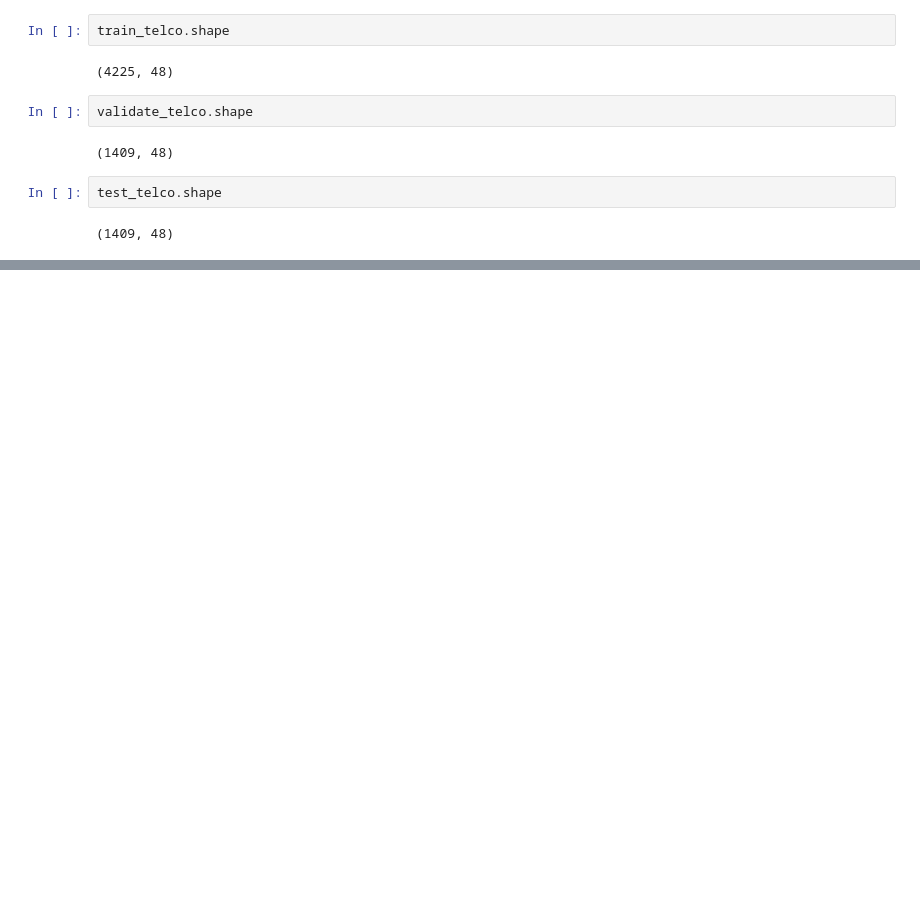
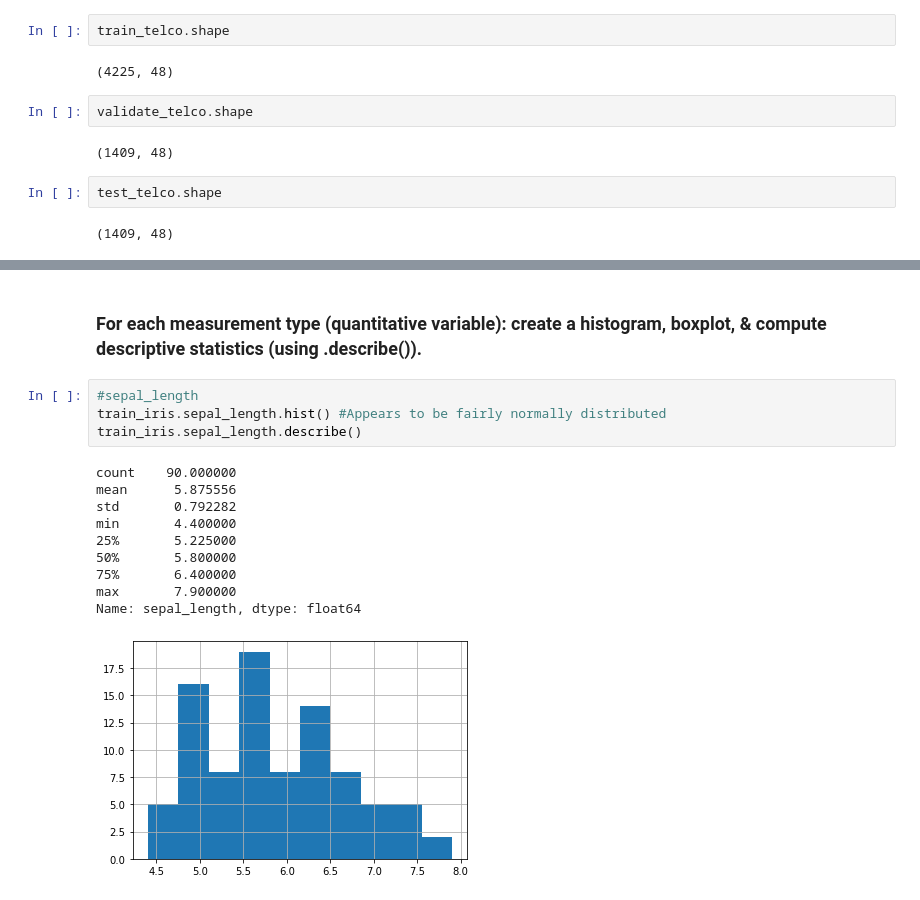
Before and after one commit to cristinalucin/classification-exercises, a Jupyter notebook: classification_exercises.ipynb, the cells around one changed output, grey strips where cells are left out. Cells and saved outputs as stored; diff of their text form; blank space fills up the shorter version.

```diff
--- a/classification_exercises.ipynb
+++ b/classification_exercises.ipynb
@@ -435,0 +544,17 @@ test_telco.shape
+# %% [markdown]
+### For each measurement type (quantitative variable): create a histogram, boxplot, & compute descriptive statistics (using .describe()).
+# %%
+#sepal_length
+train_iris.sepal_length.hist() #Appears to be fairly normally distributed
+train_iris.sepal_length.describe()
+# %% [output]
+count    90.000000
+mean      5.875556
+std       0.792282
+min       4.400000
+25%       5.225000
+50%       5.800000
+75%       6.400000
+max       7.900000
+Name: sepal_length, dtype: float64
+[figure, added]
```
Also changed, not shown: parts of 37 cells of this notebook.
